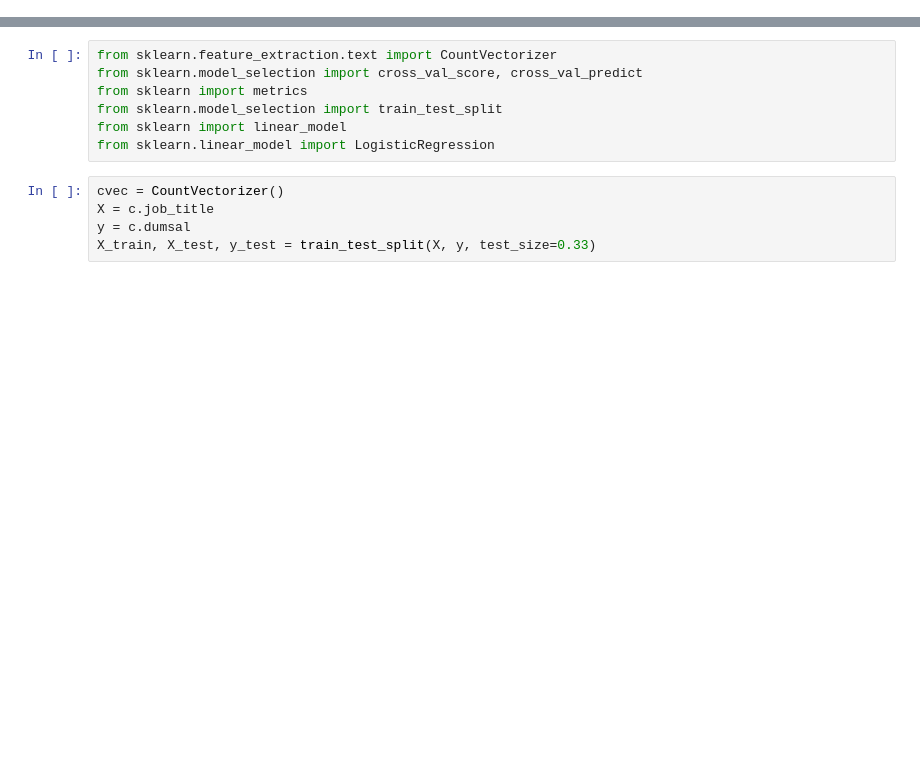
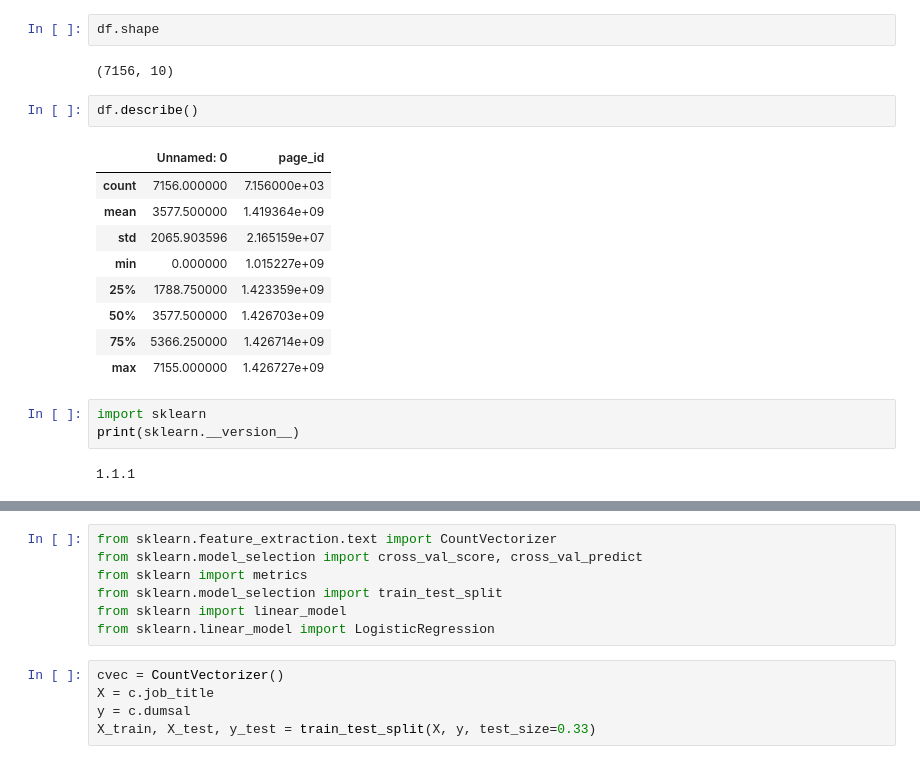
Before and after one commit to umz-98/Facebook-Marketplace-s-Recommendation-Ranking-System, a Jupyter notebook: Cleaning.ipynb, the cells around one changed output, grey strips where cells are left out. Saved outputs shown, nothing was run; the diff lists cells and outputs as text; blank space fills up the shorter version.

```diff
--- a/Cleaning.ipynb
+++ b/Cleaning.ipynb
@@ -22,0 +28,21 @@ print (df)
+# %%
+df.shape
+# %% [output]
+(7156, 10)
+# %%
+df.describe()
+# %% [output]
+|  | Unnamed: 0 | page_id |
+| count | 7156.000000 | 7.156000e+03 |
+| mean | 3577.500000 | 1.419364e+09 |
+| std | 2065.903596 | 2.165159e+07 |
+| min | 0.000000 | 1.015227e+09 |
+| 25% | 1788.750000 | 1.423359e+09 |
+| 50% | 3577.500000 | 1.426703e+09 |
+| 75% | 5366.250000 | 1.426714e+09 |
+| max | 7155.000000 | 1.426727e+09 |
+# %%
+import sklearn
+print(sklearn.__version__)
+# %% [output]
+1.1.1
```
Also changed, not shown: parts of 14 cells of this notebook.
